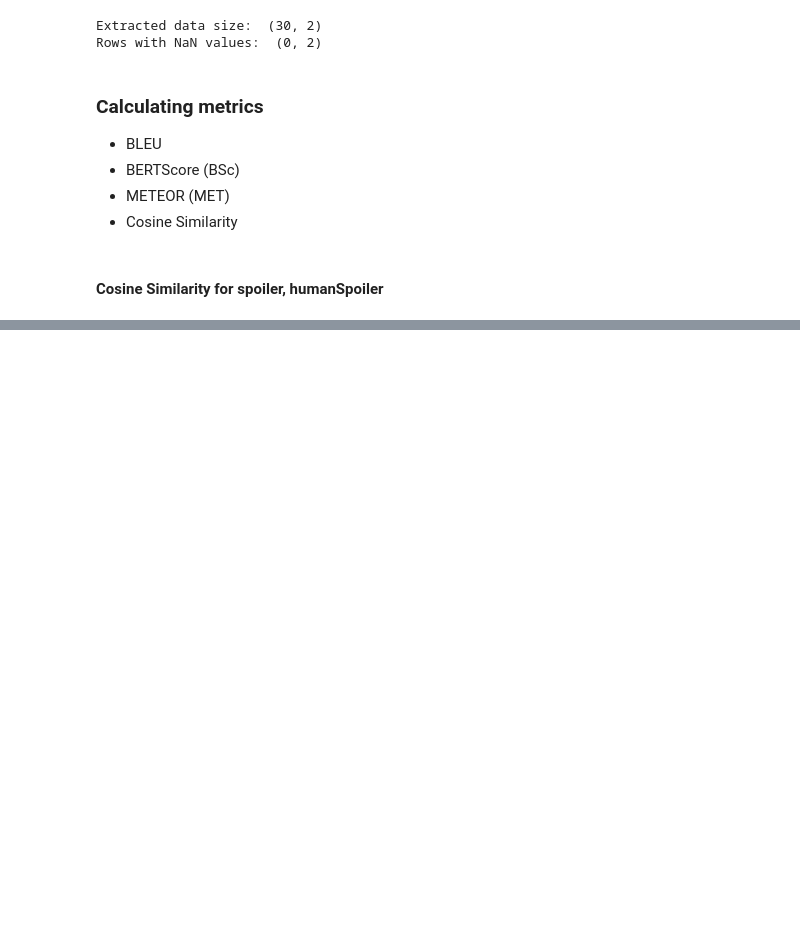
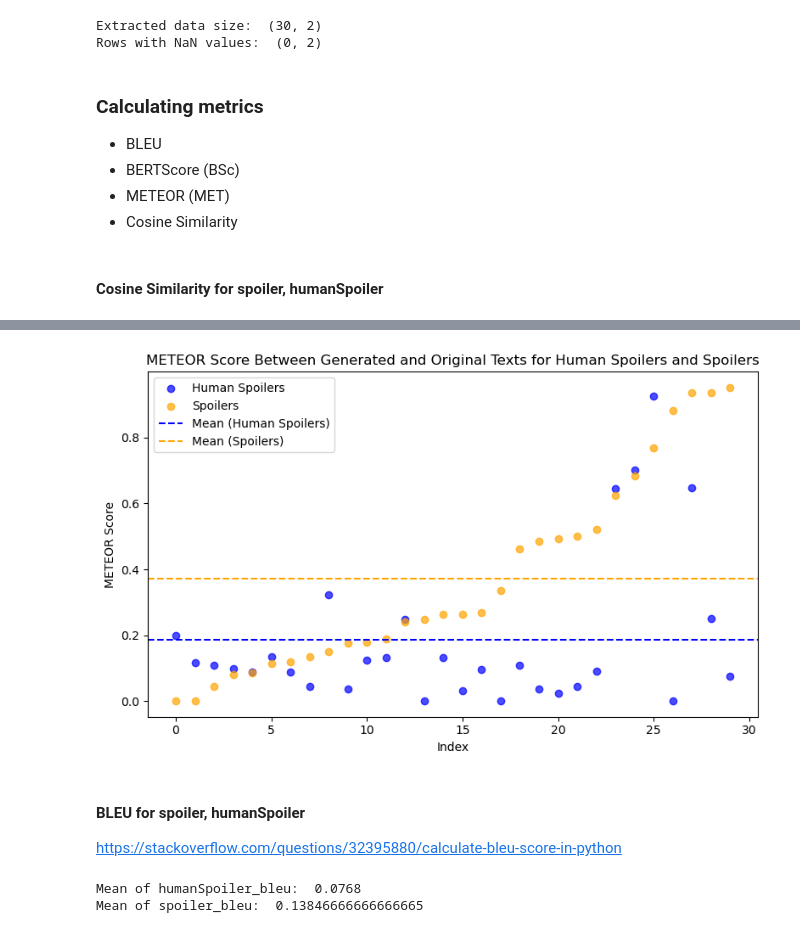
Before and after one commit to matkubita/ClickbaitDetectionThesis, a Jupyter notebook: notebooks/9-Clickbait-Spoiling.ipynb, the cells around one changed output, grey strips where cells are left out. Saved outputs shown, nothing was run; the diff lists cells and outputs as text; code cells hidden in the pictures; blank space fills up the shorter version.

```diff
--- a/notebooks/9-Clickbait-Spoiling.ipynb
+++ b/notebooks/9-Clickbait-Spoiling.ipynb
@@ -366,0 +474,36 @@ cosine_df.head()
+# %%
+plt.figure(figsize=(8, 5))
+# metrics_df.sort_values("spoiler_met", ascending=True, inplace=True)
+human_spoiler_mean = metrics_df["humanSpoiler_met"].mean()
+spoiler_mean = metrics_df["spoiler_met"].mean()
+plt.scatter(
+    range(len(metrics_df["humanSpoiler_met"])),
+    metrics_df["humanSpoiler_met"],
+    alpha=0.7,
+    color='blue',
+    label='Human Spoilers'
+)
+
+
+plt.scatter(
+    range(len(metrics_df["spoiler_met"])),
+    metrics_df["spoiler_met"],
+    alpha=0.7,
+    color='orange',
+    label='Spoilers'
+)
+
+plt.axhline(y=human_spoiler_mean, color='blue', linestyle='--', label='Mean (Human Spoilers)')
+plt.axhline(y=spoiler_mean, color='orange', linestyle='--', label='Mean (Spoilers)')
+
+plt.xlabel('Index')
+plt.ylabel('METEOR Score')
+plt.title('METEOR Score Between Generated and Original Texts for Human Spoilers and Spoilers')
+plt.legend()
+plt.tight_layout()
+plt.show()
+# %% [output]
+[figure, added]
+# %% [markdown]
+#### BLEU for spoiler, humanSpoiler
+https://stackoverflow.com/questions/32395880/calculate-bleu-score-in-python
@@ -366,0 +525,6 @@ cosine_df.head()
+# %%
+print("Mean of humanSpoiler_bleu: ", metrics_df["humanSpoiler_bleu"].mean())
+print("Mean of spoiler_bleu: ", metrics_df["spoiler_bleu"].mean())
+# %% [output]
+Mean of humanSpoiler_bleu:  0.0768
+Mean of spoiler_bleu:  0.13846666666666665
```
Also changed, not shown: parts of 39 cells of this notebook, 2 other files.
